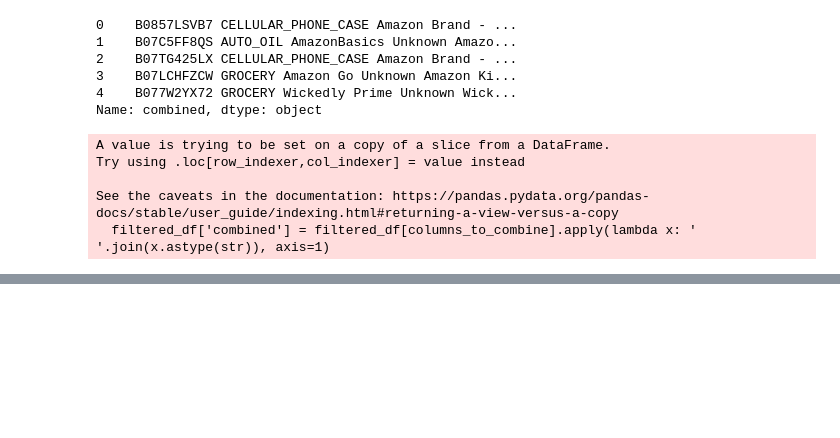
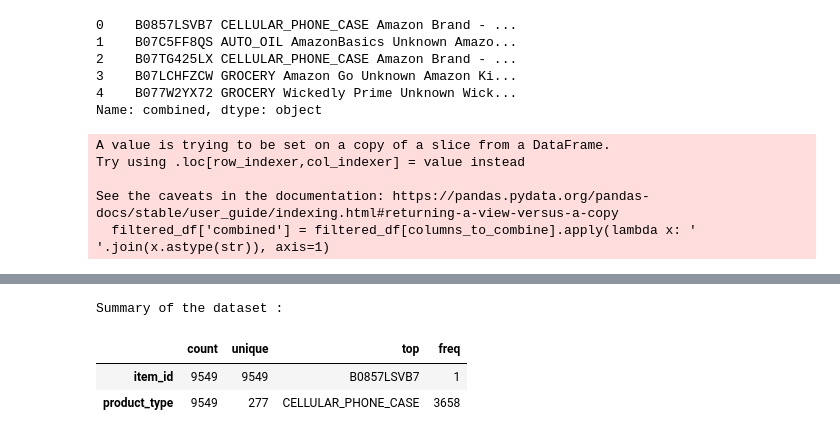
Before and after one commit to forghmc/ShopTalk, a Jupyter notebook: research/01_1_data_extraction_transformation_EDA.ipynb, the cells around one changed output, grey strips where cells are left out. Saved outputs shown, nothing was run; the diff lists cells and outputs as text; code cells hidden in the pictures; blank space fills up the shorter version.

```diff
--- a/research/01_1_data_extraction_transformation_EDA.ipynb
+++ b/research/01_1_data_extraction_transformation_EDA.ipynb
@@ -545,0 +612,8 @@ See the caveats in the documentation: https://pandas.pydata.org/pandas-docs/stab
+# %%
+print(f"Summary of the dataset :")
+categorydata.describe().T.style.set_properties(**{"background-color": "#ddab46","color":"#092434","border": "1.5px #ddab46"})
+# %% [output]
+Summary of the dataset :
+|  | count | unique | top | freq |
+| item_id | 9549 | 9549 | B0857LSVB7 | 1 |
+| product_type | 9549 | 277 | CELLULAR_PHONE_CASE | 3658 |
```
Also changed, not shown: parts of 7 cells of this notebook, 13 other files.
